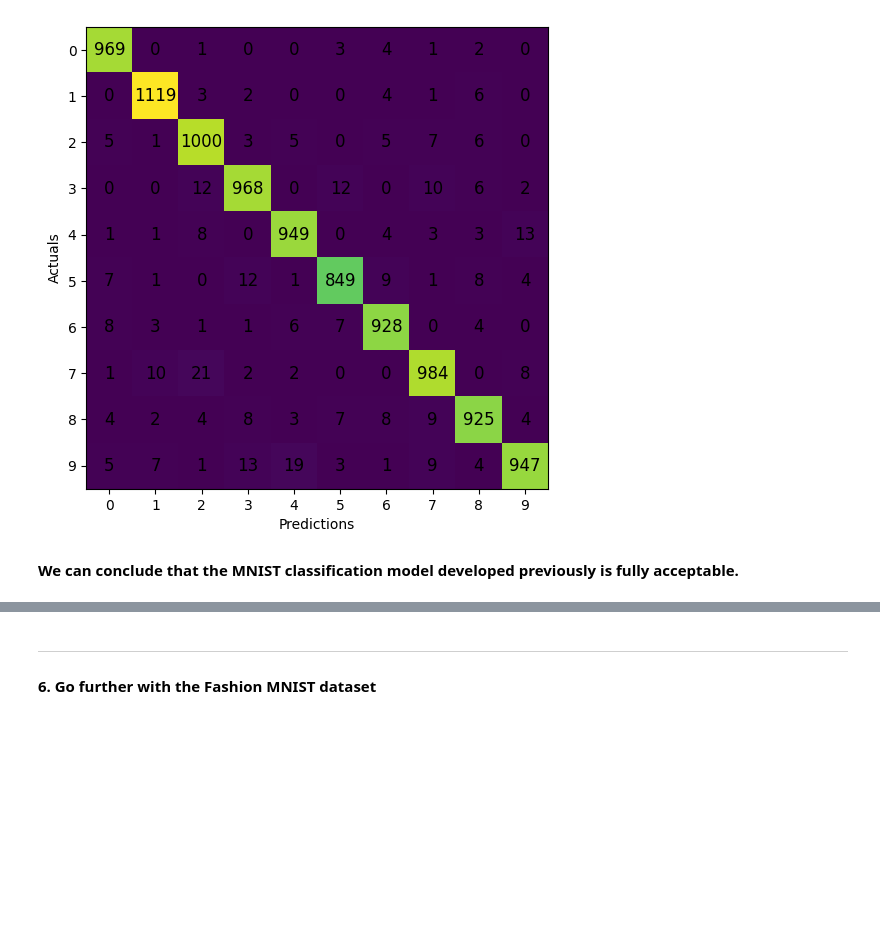
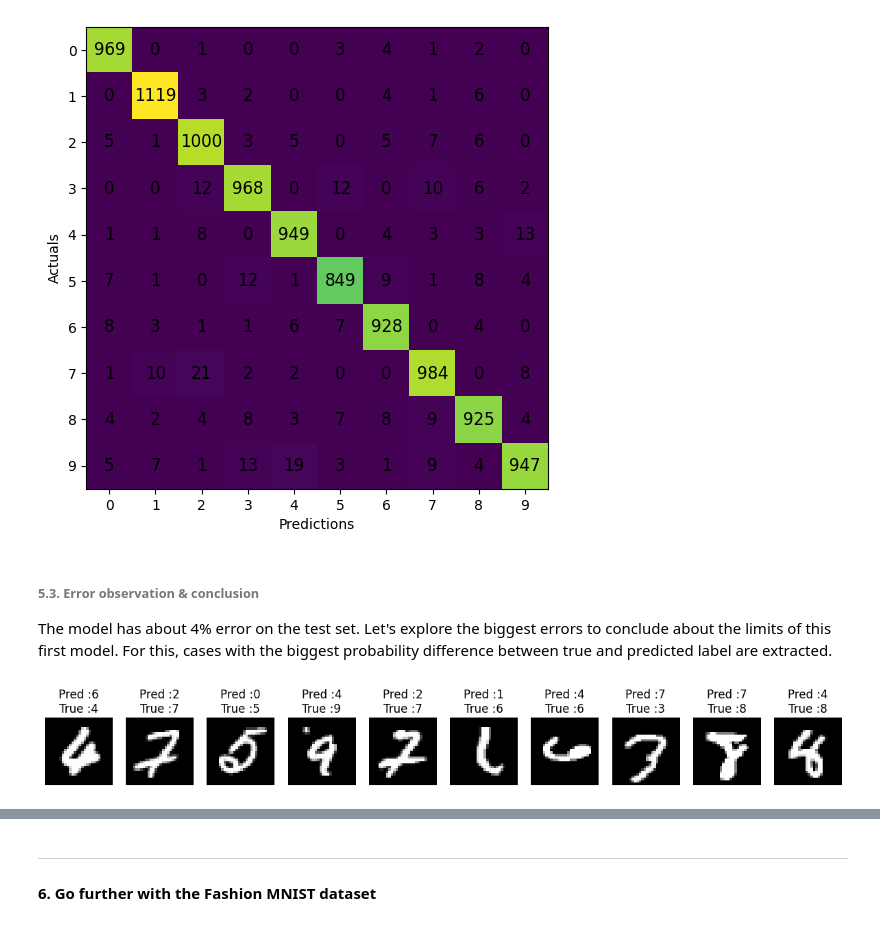
Before and after one commit to Benjamin-morel/TensorFlow, a Jupyter notebook: 01_classification_image.ipynb, the cells around one changed output, grey strips where cells are left out. Cells and saved outputs as stored; diff of their text form; code cells hidden in the pictures; blank space fills up the shorter version.

Commit message:
Image classification

```diff
--- a/01_classification_image.ipynb
+++ b/01_classification_image.ipynb
@@ -128,6 +128,14 @@ def show_confusion_mat_fashion(actual, prediction,labels):
 
   ax.set_xticks(range(0,10), class_names, rotation=90), ax.set_yticks(range(0,10), class_names), ax.set_xlabel("Predictions"), ax.set_ylabel("Actuals")
   plt.show()
+# %%
+def plot_errors(errors_index, img_error, pred_error, test_error):
+  """ plot model errors """
+  fig, ax = plt.subplots(1, 10, figsize=(15, 30))
+  for i in range(10):
+    error = errors_index[i]
+    ax[i].imshow((img_error[error]).reshape((28,28)), cmap='gray')
+    ax[i].set_title("Pred :{}\nTrue :{}".format(pred_error[error],test_error[error])), ax[i].set_axis_off()
 # %% [markdown]
 ---
 
@@ -254,8 +263,30 @@ show_proba(i, predictions[i], true_label, np.arange(0,10))
 
 To visualize the 10,000 predictions made on the test set, the confusion matrix is computed. It is one of the tools used to validate classification models: the sum of the diagonal elements has to be close to or equal to the total number of predictions made (here 10,000).
 # %%
-show_confusion_mat(y_test, predictions, np.arange(0,10))
+y_prediction_class = np.argmax(predictions, axis=1)
+plot_confusion_mat(y_test, y_prediction_class, np.arange(0,10))
 # %% [output]
 [figure]
-# %% [markdown]
-**We can conclude that the MNIST classification model developed previously is fully acceptable.**
+# %% [markdown]
+###### **5.3. Error observation & conclusion**
+
+The model has about 4% error on the test set. Let's explore the biggest errors to conclude about the limits of this first model. For this, cases with the biggest probability difference between true and predicted label are extracted.
+# %%
+errors = (y_prediction_class - y_test != 0)
+y_prediction_class_error = y_prediction_class[errors] # get wrong labels
+y_test_class_error = y_test[errors] # get actual labels
+
+y_prediction_error = predictions[errors] # get probabilites of incorrectly predicted elements
+x_test_error = x_test[errors] # get images of incorrectly predicted elements
+
+y_prediction_error_proba = np.max(y_prediction_error, axis = 1) # get probabilities that led to errors
+y_test_error_proba = np.diagonal(np.take(y_prediction_error, y_test_class_error, axis=1)) # get probabilities of a true values in the error set
+
+delta_errors = y_prediction_error_proba - y_test_error_proba # difference between the probability of the predicted label and the true label
+
+delta_errors1 = np.argsort(delta_errors) # index of delta errors sorted in ascending order
+
+top10_errors = delta_errors1[-10:] # get the top 10 errors
+plot_errors(top10_errors, x_test_error, y_prediction_class_error, y_test_class_error)
+# %% [output]
+[figure, added]
```
Also changed, not shown: parts of 18 cells of this notebook.
